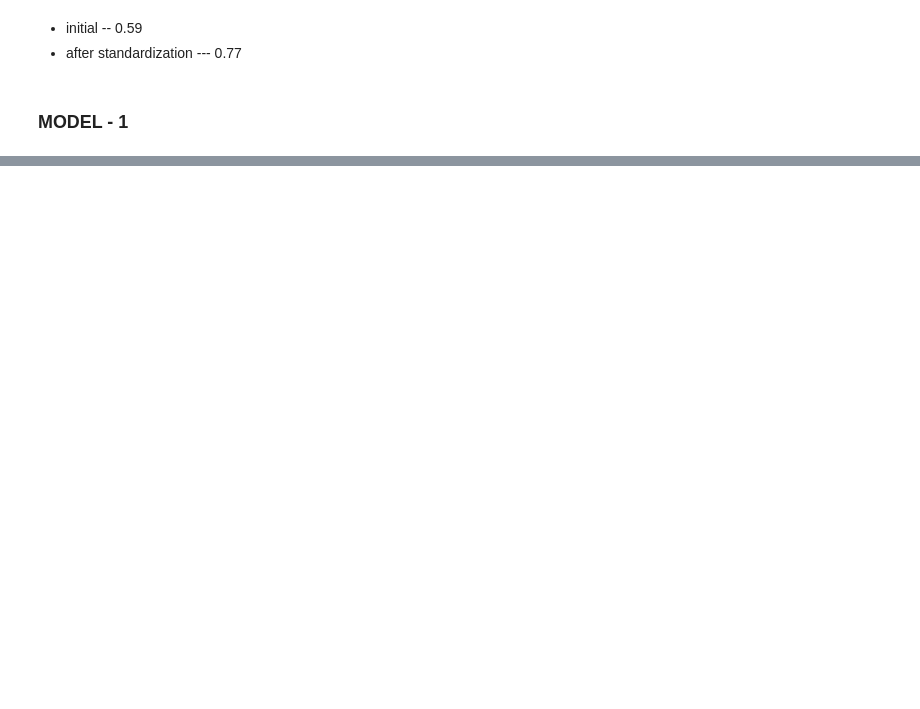
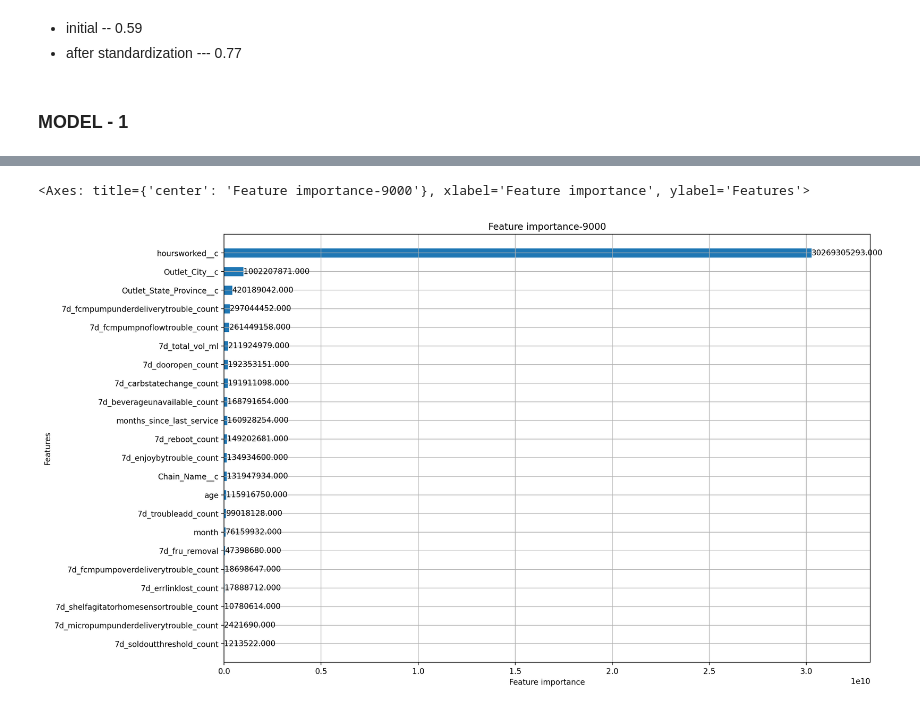
Before and after one commit to ysdeora/Coco-Cola-Dispenser-Cost-Estimation, a Jupyter notebook: Model.ipynb, the cells around one changed output, grey strips where cells are left out. Drawn from its saved outputs; the diff is of its cells as text; code cells hidden in the pictures; blank space fills up the shorter version.

```diff
--- a/Model.ipynb
+++ b/Model.ipynb
@@ -231,0 +566,3 @@ results.to_excel("WO_sheet_modified_2022.xlsx",index=False)
+# %%
+dff = dff.merge(dfparts,on=serial_num,how='left').fillna(0)
+dff = dff.merge(dftadd,on=serial_num,how='left').fillna(0)
@@ -231,0 +657,30 @@ results.to_excel("WO_sheet_modified_2022.xlsx",index=False)
+# %%
+## Read and process data
+excel_paths = ['WO_sheet_modified_2022.xlsx',"WO_sheet_modified_2023.xlsx"]
+df = pd.concat(
+    [pd.read_excel(path) for path in excel_paths],
+    ignore_index=True
+)
+
+df = df[df['reason'].isin(['Not exact match but only one in Base Sheet', 'Found exact match',
+                           'Found a Close Match from many serial nos in Base Sheet'])].reset_index(drop=True)
+## variables
+date = 'date'
+wo_num = 'workordernumber'
+outlet_num = 'outletacn'
+platform = 'Platform'
+cost = 'invoice_total__c'
+issue = 'Issue_desc'
+serial_num = 'serial_num'
+city = 'Outlet_City__c'
+state = 'Outlet_State_Province__c'
+country = 'Outlet_Country__c'
+chain_name = 'Chain_Name__c'
+channel = 'trade_channel'
+install_date = 'DECAF Install Date'
+removal_date = 'DECAF Removal Date'
+hours = 'hoursworked__c'
+
+dfi = pd.read_excel("/Users/yashvardhansingh/Desktop/Valiance/cocacola/phase_2/DECAF Install Base v3.xlsx")
+column_name_change = {'acn':'outletacn','FS_Serial_Number__c':'serial_num'}
+dfi = dfi.rename(columns=column_name_change)
@@ -231,0 +790,4 @@ results.to_excel("WO_sheet_modified_2022.xlsx",index=False)
+# %%
+df = pd.read_parquet('master_df.parquet')
+# %%
+dff = df[df[platform]==9100].reset_index(drop=True)
@@ -231,0 +858,5 @@ results.to_excel("WO_sheet_modified_2022.xlsx",index=False)
+# %%
+lgb.plot_importance(model,height = 0.5,dpi=200,figsize=(15,10),importance_type='gain',title=f'Feature importance-9000')
+# %% [output]
+<Axes: title={'center': 'Feature importance-9000'}, xlabel='Feature importance', ylabel='Features'>
+[figure, added]
```
Also changed, not shown: parts of 55 cells of this notebook.
